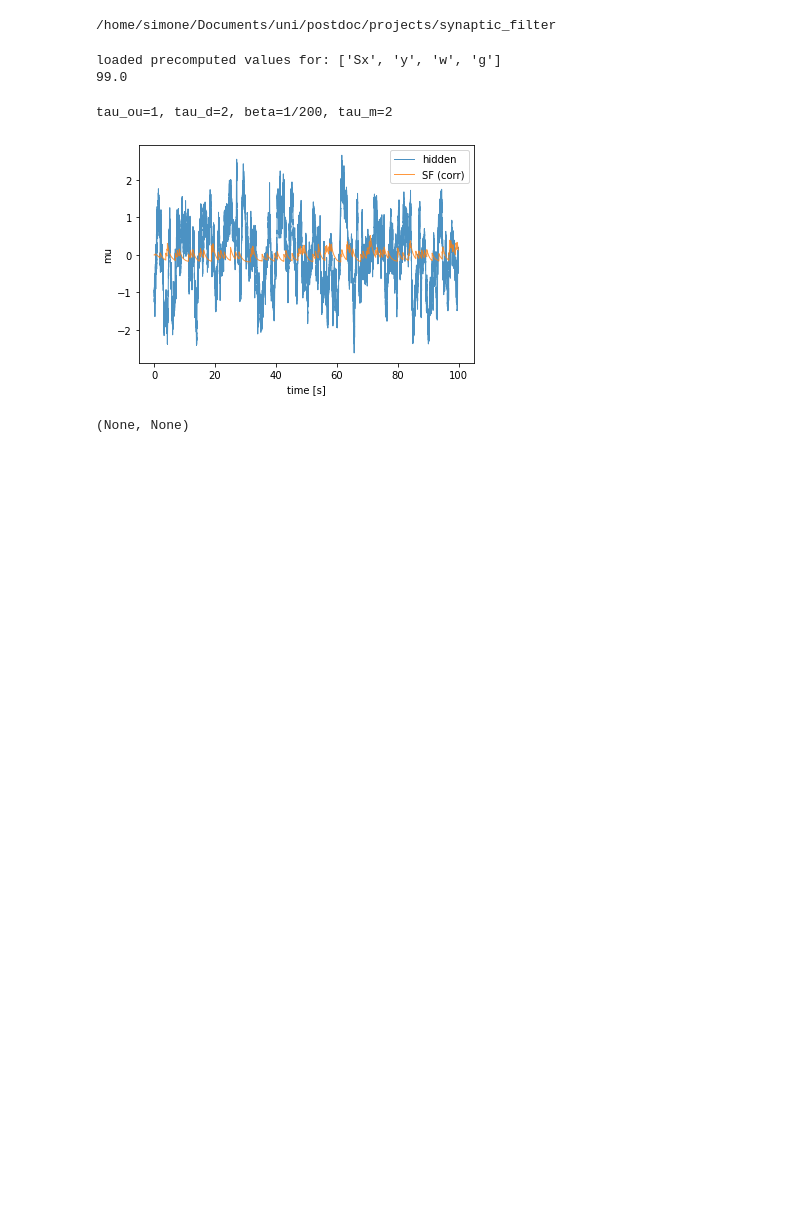
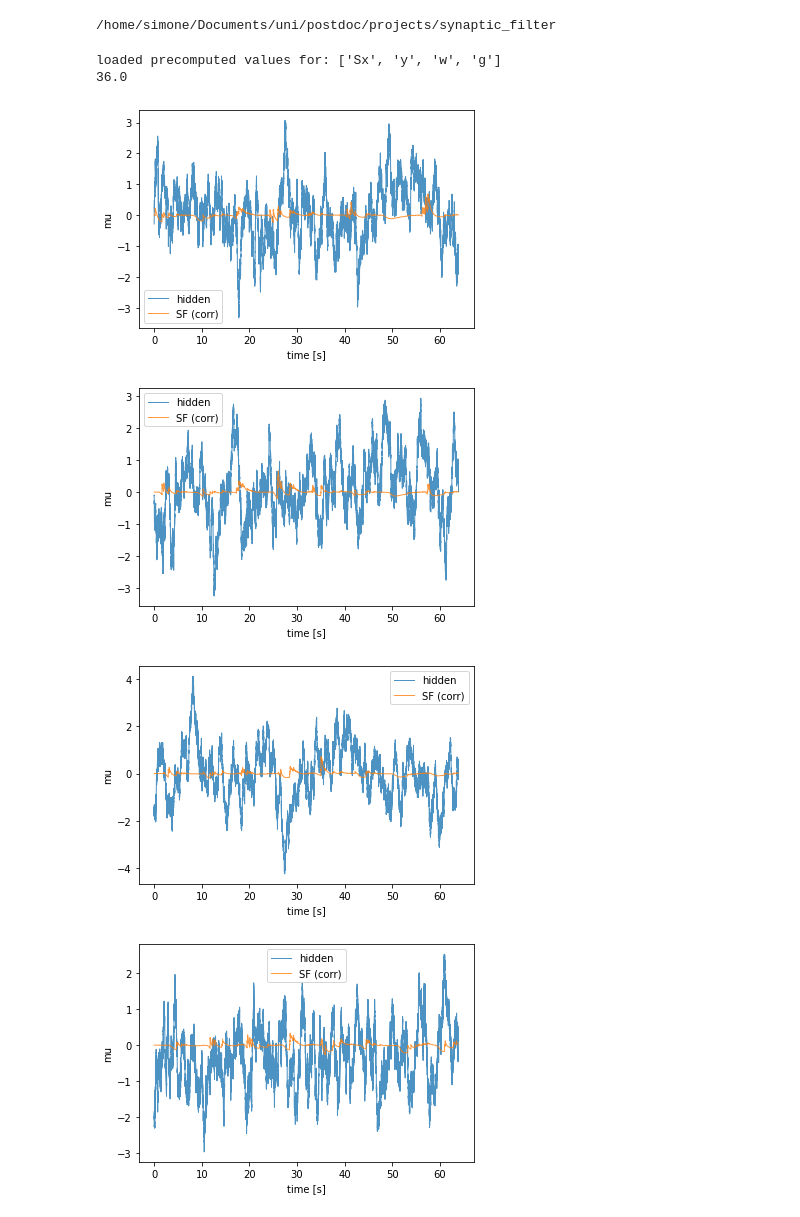
Before and after one commit to Theoretical-Neuroscience-Group/synaptic_filter, a Jupyter notebook: notebooks/MWE.ipynb, the cells around one changed output. Cells and saved outputs as stored; diff of their text form; code cells hidden in the pictures; blank space fills up the shorter version.

Commit message:
compare full to block filter

```diff
--- a/notebooks/MWE.ipynb
+++ b/notebooks/MWE.ipynb
@@ -55,40 +56,39 @@ p['amplitude_alpha'] = -3/p['beta']   # amplitude of refractory exponential
 p['tau_z'] = 1   # time scale of z-variable in z-approximation
 p['tau_d'] = p['tau_ou'] # ?  # time scale of running mean for d-variable in approximation
 p['tau_x_wiggle'] = p['tau_ou'] # time scale for averaging x
-p['compute_sig2'] = True   # whether to report the trace of the appromximated variance, works only in 1-d
-p['gamma_equal_g0'] = True   # whether to approximate the posteiror firiing rate by the base firing rate
+p['compute_sig2'] = False   # whether to report the trace of the appromximated variance, works only in 1-d
+p['gamma_equal_g0'] = False   # whether to approximate the posterior firing rate by the base firing rate
 
 # performance sims:
 p['epoch_num'] = 10  # number of tau-ou time scales in simulation
 p['epoch_wait'] = 2  # burn-in, in tau-ou time scales
-p['rate'] = 40 # Hz  # pre-synaptic firing rate
+p['rate'] = 10 # Hz  # pre-synaptic firing rate
 # %%
 p['tau_ou'] = 1
 p['tau_d'] = 2  # should not matter here
 p['tau_x_wiggle'] = 10 # should not move and represent some equilibrium approx.
-p['beta'] = 0.005
-p['dim'] = 1
+p['g0'] = 1
+p['beta'] = 0.1
 p['dt'] = 0.001
-p['epoch_num'] = 100
+p['epoch_num'] = 64
+p['rate'] = 10 # Hz  # pre-synaptic firing rate
+p['g0dt'] = p['g0']*p['dt']
+p['tau'] = 2
 
 p['include-spike-response-kernel'] = False
 p['include-bias'] = False
 
-p['tau'] = 2
+p['block_input'] = True
+p['num_blocks'] = 8
+p['block_size'] = 8
+p['dim'] = p['num_blocks'] * p['block_size']
+p['block_period'] = 1
+
 p['rule'] = 'corr'
 out,v = run_simulation(p,verbose=True,online=False)
+
+p['rule'] = 'block'
+out,v2 = run_simulation(p,verbose=True,online=False, precomputed_generator=v)
 # %% [output]
 loaded precomputed values for: ['Sx', 'y', 'w', 'g']
-99.0
+36.0
-# %%
-print('tau_ou=1, tau_d=2, beta=1/200, tau_m=2')
-
-vplt(v,p,key='w',dim=0,cut=1,c=None,err=True,alpha=0.8)
-vplt(v,p,key='mu',dim=0,cut=1,c=None,err=True,alpha=0.8)
-plt.legend(['hidden','SF (corr)'])
-
-plt.show(), plt.close()
-# %% [output]
-tau_ou=1, tau_d=2, beta=1/200, tau_m=2
-[figure, removed]
-(None, None)
@@ -94,0 +105,14 @@ tau_ou=1, tau_d=2, beta=1/200, tau_m=2
+# %%
+for i in range(0,64,8):
+    vplt(v,p,key='w',dim=i,cut=1,c=None,err=True,alpha=0.8)
+    vplt(v,p,key='mu',dim=i,cut=1,c=None,err=True,alpha=0.8)
+    vplt(v,p,key='Sx',dim=i,cut=1,c=None,err=True,alpha=0.8)
+    vplt(v,p,key='y',dim=1,cut=1,c=None,err=True,alpha=0.8)
+    plt.legend(['hidden','SF (corr)','input spikes','output spikes'])
+
+    plt.show(), plt.close()
+# %% [output]
+[figure, added]
+[figure, added]
+[figure, added]
+[figure, added]
```
Also changed, not shown: parts of 9 cells of this notebook.
